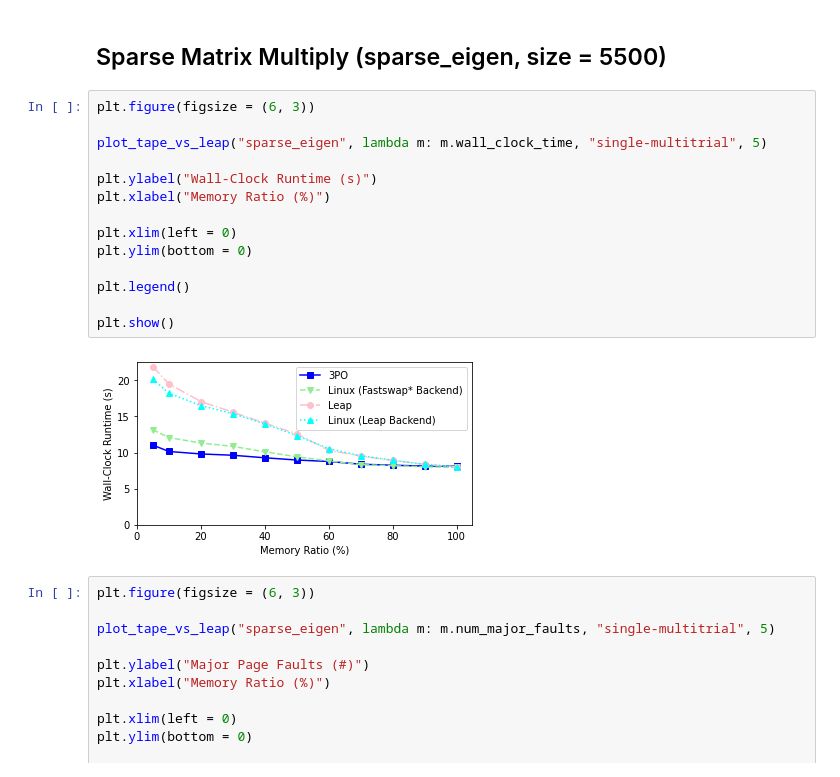
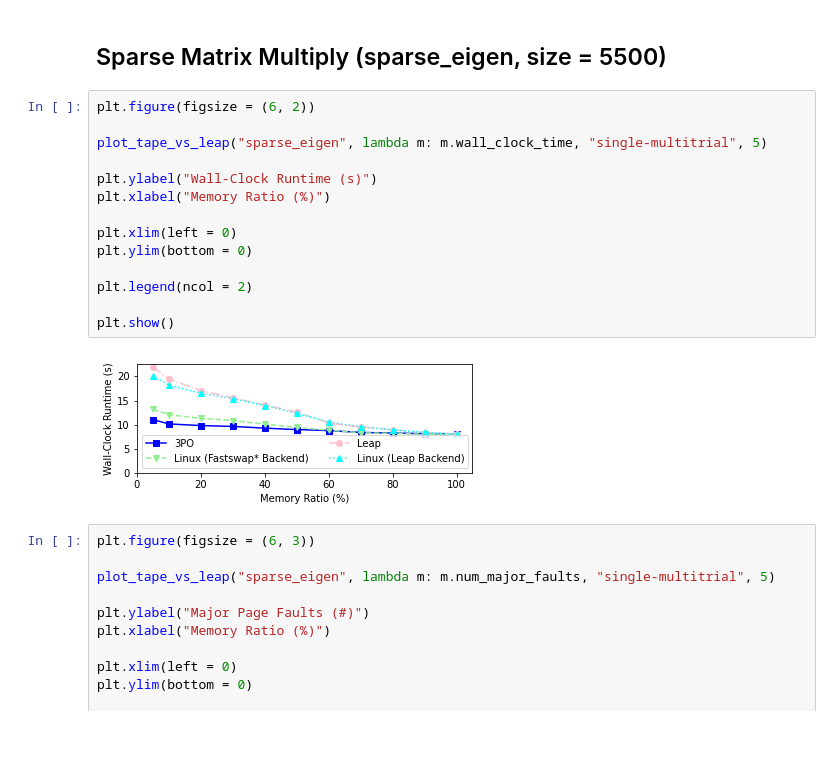
Before and after one commit to samkumar/prefetching-data, a Jupyter notebook: leap-data/leap_comparison.ipynb, the cells around one changed output. Drawn from its saved outputs; the diff is of its cells as text; blank space fills up the shorter version.

Commit message:
Figures for Eurosys 2022

```diff
--- a/leap-data/leap_comparison.ipynb
+++ b/leap-data/leap_comparison.ipynb
@@ -604,21 +604,21 @@ plt.show()
 Sparse Matrix Multiply (sparse_eigen, size = 5500)
 -----------------------------------------------------------------------
 # %%
-plt.figure(figsize = (6, 3))
+plt.figure(figsize = (6, 2))
 
 plot_tape_vs_leap("sparse_eigen", lambda m: m.wall_clock_time, "single-multitrial", 5)
 
 plt.ylabel("Wall-Clock Runtime (s)")
 plt.xlabel("Memory Ratio (%)")
 
 plt.xlim(left = 0)
 plt.ylim(bottom = 0)
 
-plt.legend()
+plt.legend(ncol = 2)
 
 plt.show()
 # %% [output]
-[figure, old version]
+[figure, new version]
 # %%
 plt.figure(figsize = (6, 3))
 
```
Also changed, not shown: parts of 1 cell of this notebook, 2 other files.
